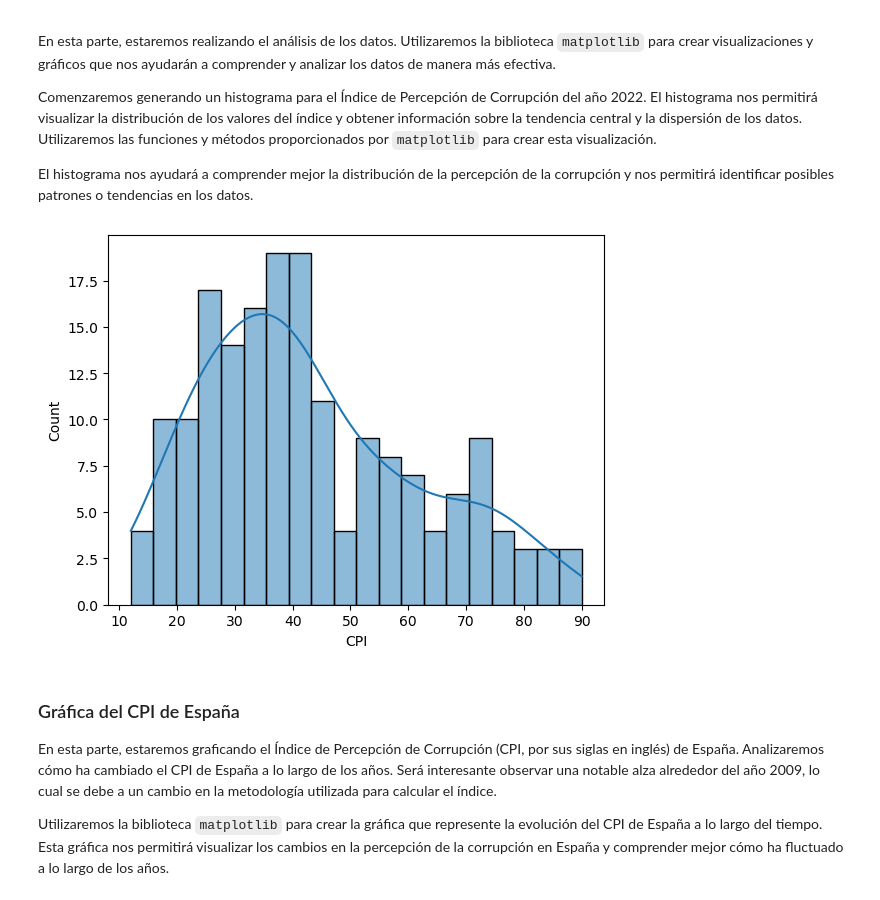
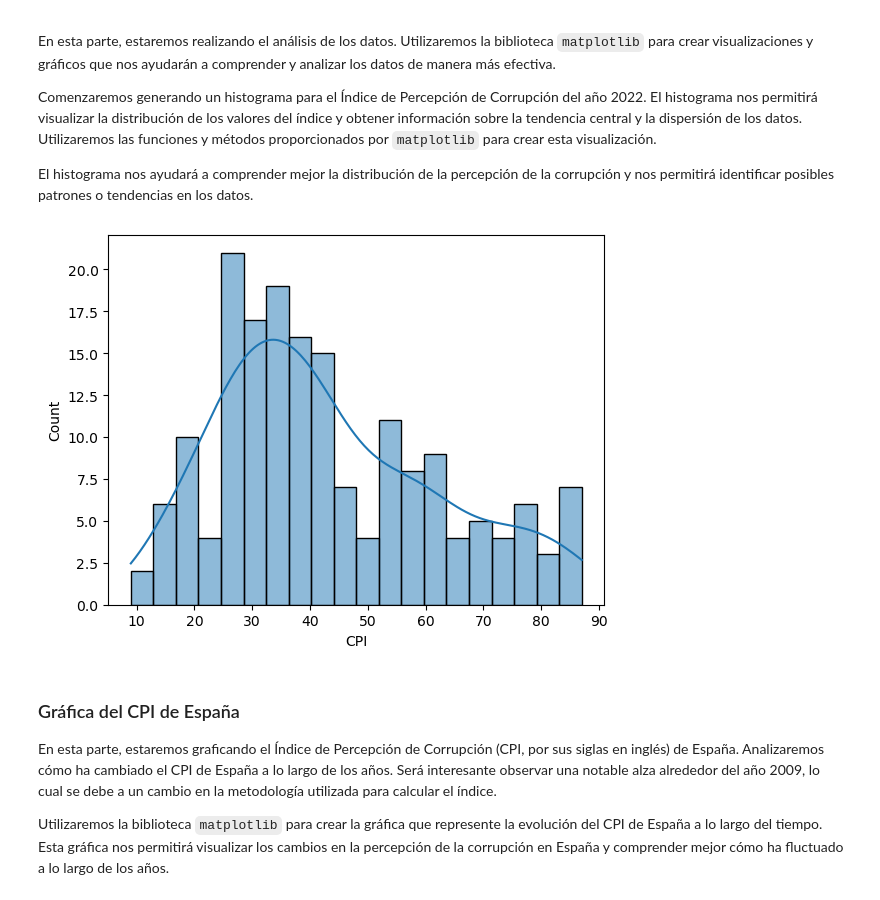
Before and after one commit to ouslan/estadisticas, a Jupyter notebook: clase.ipynb, the cells around one changed output. Cells and saved outputs as stored; diff of their text form; code cells hidden in the pictures.

```diff
--- a/clase.ipynb
+++ b/clase.ipynb
@@ -69,29 +69,29 @@ En esta parte, estaremos recolectando los datos de la página web del [Índice d
 # Parte de web scraping
 url = 'https://en.wikipedia.org/wiki/corruption_Perceptions_Index'
 html = requests.get(url).content
-# Recoleccion de datos de cpi paa 2020-2022
-df_list = pd.read_html(html,match='2022')
+# Recoleccion de datos de cpi paa 2020-2023
+df_list = pd.read_html(html, match='2023')
 df_2022 = df_list[-1]
 df_2022.drop(columns=df_2022.columns[0], axis=1, inplace=True)
 
 # Repiticion de web scraping para los demas años
 # Recoleccion de datos de cpi paa 2010-2019
-df_list = pd.read_html(html,match='2014')
+df_list = pd.read_html(html, match='2014')
 df_2019 = df_list[-1]
 df_2019.drop(columns=df_2019.columns[0], axis=1, inplace=True)
 
 # Recoleccion de datos de cpi paa 2000-2009
-df_list = pd.read_html(html,match='2009')
+df_list = pd.read_html(html, match='2009')
 df_2009 = df_list[-1]
 df_2009.drop(columns=df_2009.columns[0], axis=1, inplace=True)
 
 # Recoleccion de datos de cpi paa 1995-1999
-df_list = pd.read_html(html,match='1995')
+df_list = pd.read_html(html, match='1995')
 df_1999 = df_list[-1]
 df_1999.drop(columns=df_1999.columns[0], axis=1, inplace=True)
 
 # Cambio de nombre de columnas
-df_2022.columns = ['country', 'score 2022','change 2022','score 2021','change 2021','score 2020','change 2020']
+df_2022.columns = ['country', 'score 2023','change 2023','score 2022','change 2022','score 2021','change 2021','score 2020','change 2020']
 df_2022.drop_duplicates(subset='country', keep='first', inplace=True)
 
 df_2019.columns = ['country', 'score 2019','change 2019','score 2018','change 2018','score 2017','change 2017',
@@ -185,7 +185,7 @@ indicators = {"NY.GDP.PcAP.cD": "GDP per capita (current Us$)",
 country = list(dict.fromkeys(country))
 
 # obtener datos de banco mundial por medio del API
-df_wb = wbdata.get_dataframe(indicators, country=country, convert_date=False)
+df_wb = wbdata.get_dataframe(indicators, country=country)
 df_wb = df_wb.reset_index()
 df_wb = df_wb.rename(columns={'NY.GDP.PcAP.cD': 'GDP per capita (current Us$)',
                               'Gc.DOD.TOTL.GD.Zs': "central government debt, total (% of GDP)",
@@ -309,11 +318,11 @@ Comenzaremos generando un histograma para el Índice de Percepción de Corrupci
 El histograma nos ayudará a comprender mejor la distribución de la percepción de la corrupción y nos permitirá identificar posibles patrones o tendencias en los datos.
 # %%
 # histogram of CPI after for only 2020 with sns
-df_2022 = df[df['date'] == 2022]
+df_2022 = df[df['date'] == 2019]
 df_2022 = df_2022.reset_index(drop=True)
 plt = sns.histplot(data=df_2022, x='CPI', bins=20, kde=True)
 # %% [output]
-[figure, old version]
+[figure, new version]
 # %% [markdown]
 ### Gráfica del CPI de España
 
```
Also changed, not shown: parts of 7 cells of this notebook.
